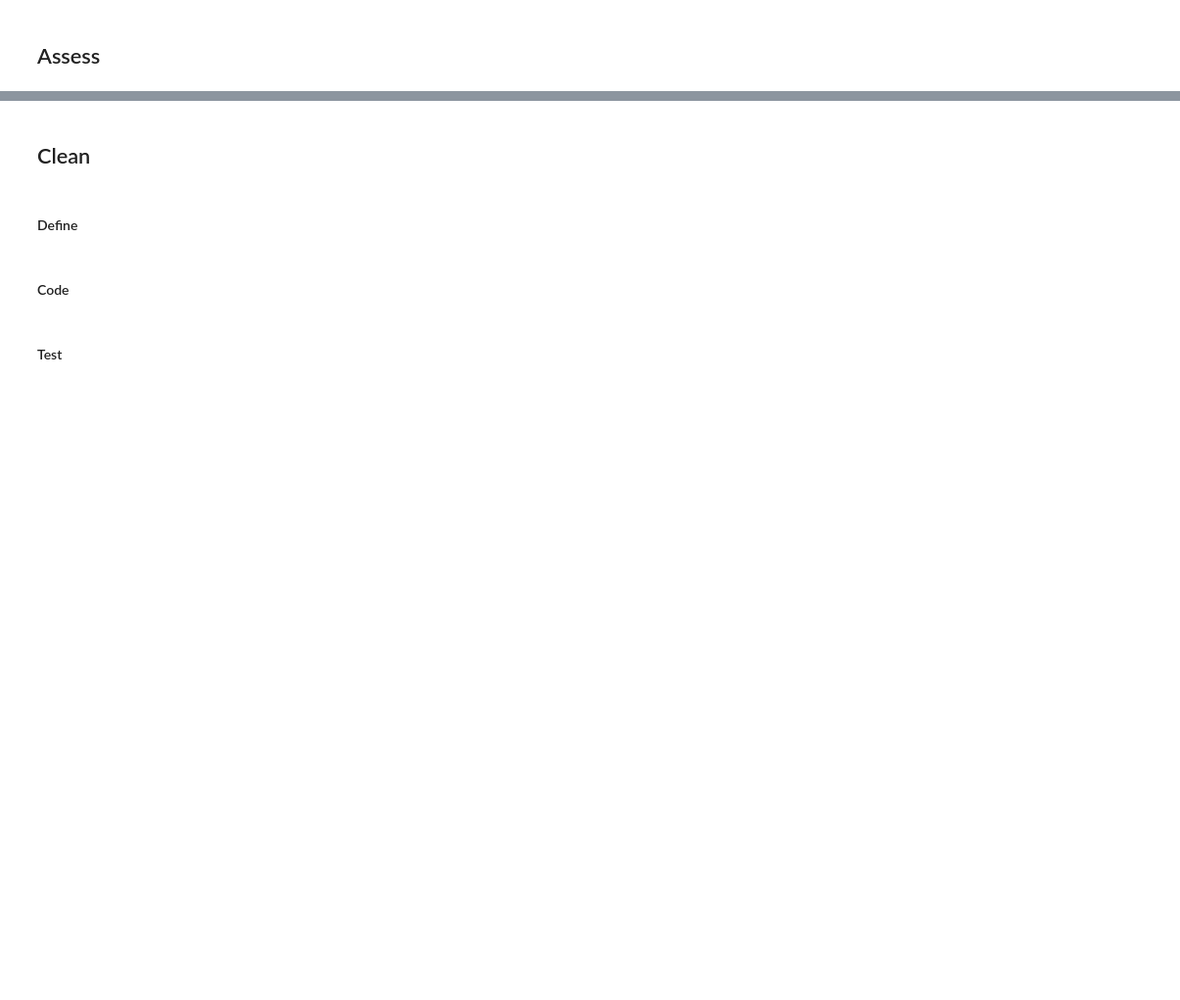
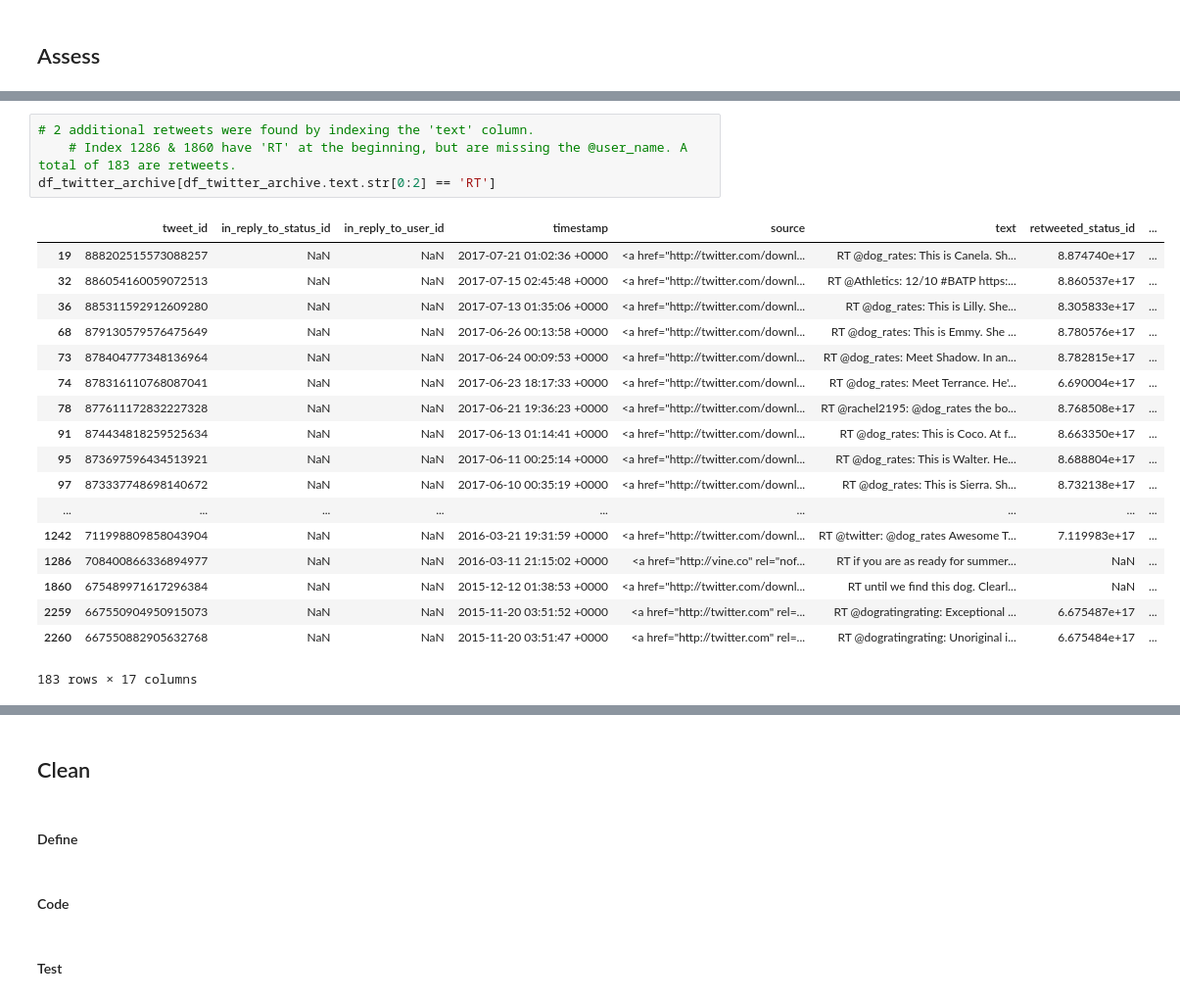
Before and after one commit to iRowebot/Wrangling-Analysis-Visualization-WeRateDogs-Tweets, a Jupyter notebook: wrangle_act.ipynb, the cells around one changed output, grey strips where cells are left out. Shown: that part at 98% size. Saved outputs shown, nothing was run; the diff lists cells and outputs as text; blank space fills up the shorter version.

```diff
--- a/wrangle_act.ipynb
+++ b/wrangle_act.ipynb
@@ -40,0 +210,23 @@ image_predictions.head()
+# %%
+# 2 additional retweets were found by indexing the 'text' column.
+    # Index 1286 & 1860 have 'RT' at the beginning, but are missing the @user_name. A total of 183 are retweets.
+df_twitter_archive[df_twitter_archive.text.str[0:2] == 'RT']
+# %% [output]
+|  | tweet_id | in_reply_to_status_id | in_reply_to_user_id | timestamp | source | text | retweeted_status_id | ... |
+| 19 | 888202515573088257 | NaN | NaN | 2017-07-21 01:02:36 +0000 | <a href="http://twitter.com/downl... | RT @dog_rates: This is Canela. Sh... | 8.874740e+17 | ... |
+| 32 | 886054160059072513 | NaN | NaN | 2017-07-15 02:45:48 +0000 | <a href="http://twitter.com/downl... | RT @Athletics: 12/10 #BATP https:... | 8.860537e+17 | ... |
+| 36 | 885311592912609280 | NaN | NaN | 2017-07-13 01:35:06 +0000 | <a href="http://twitter.com/downl... | RT @dog_rates: This is Lilly. She... | 8.305833e+17 | ... |
+| 68 | 879130579576475649 | NaN | NaN | 2017-06-26 00:13:58 +0000 | <a href="http://twitter.com/downl... | RT @dog_rates: This is Emmy. She ... | 8.780576e+17 | ... |
+| 73 | 878404777348136964 | NaN | NaN | 2017-06-24 00:09:53 +0000 | <a href="http://twitter.com/downl... | RT @dog_rates: Meet Shadow. In an... | 8.782815e+17 | ... |
+| 74 | 878316110768087041 | NaN | NaN | 2017-06-23 18:17:33 +0000 | <a href="http://twitter.com/downl... | RT @dog_rates: Meet Terrance. He'... | 6.690004e+17 | ... |
+| 78 | 877611172832227328 | NaN | NaN | 2017-06-21 19:36:23 +0000 | <a href="http://twitter.com/downl... | RT @rachel2195: @dog_rates the bo... | 8.768508e+17 | ... |
+| 91 | 874434818259525634 | NaN | NaN | 2017-06-13 01:14:41 +0000 | <a href="http://twitter.com/downl... | RT @dog_rates: This is Coco. At f... | 8.663350e+17 | ... |
+| 95 | 873697596434513921 | NaN | NaN | 2017-06-11 00:25:14 +0000 | <a href="http://twitter.com/downl... | RT @dog_rates: This is Walter. He... | 8.688804e+17 | ... |
+| 97 | 873337748698140672 | NaN | NaN | 2017-06-10 00:35:19 +0000 | <a href="http://twitter.com/downl... | RT @dog_rates: This is Sierra. Sh... | 8.732138e+17 | ... |
+| ... | ... | ... | ... | ... | ... | ... | ... | ... |
+| 1242 | 711998809858043904 | NaN | NaN | 2016-03-21 19:31:59 +0000 | <a href="http://twitter.com/downl... | RT @twitter: @dog_rates Awesome T... | 7.119983e+17 | ... |
+| 1286 | 708400866336894977 | NaN | NaN | 2016-03-11 21:15:02 +0000 | <a href="http://vine.co" rel="nof... | RT if you are as ready for summer... | NaN | ... |
+| 1860 | 675489971617296384 | NaN | NaN | 2015-12-12 01:38:53 +0000 | <a href="http://twitter.com/downl... | RT until we find this dog. Clearl... | NaN | ... |
+| 2259 | 667550904950915073 | NaN | NaN | 2015-11-20 03:51:52 +0000 | <a href="http://twitter.com" rel=... | RT @dogratingrating: Exceptional ... | 6.675487e+17 | ... |
+| 2260 | 667550882905632768 | NaN | NaN | 2015-11-20 03:51:47 +0000 | <a href="http://twitter.com" rel=... | RT @dogratingrating: Unoriginal i... | 6.675484e+17 | ... |
+183 rows × 17 columns
```
Also changed, not shown: parts of 22 cells of this notebook, 2 other files.
